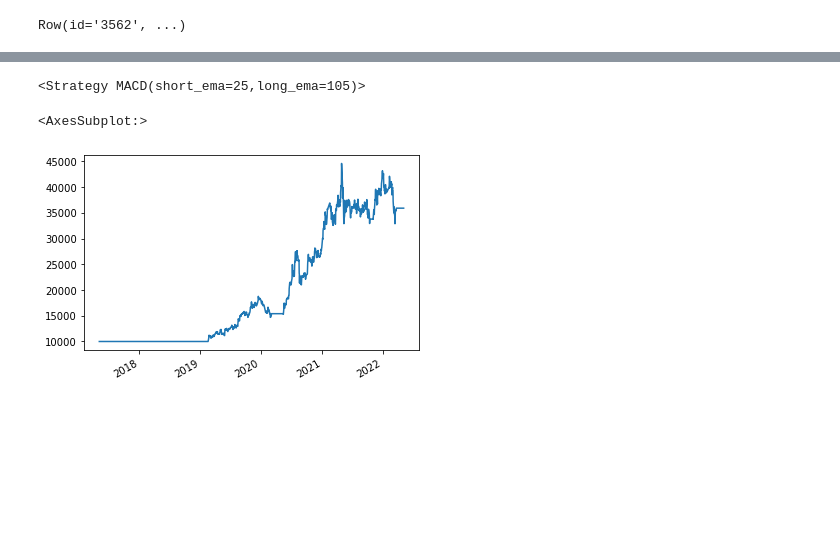
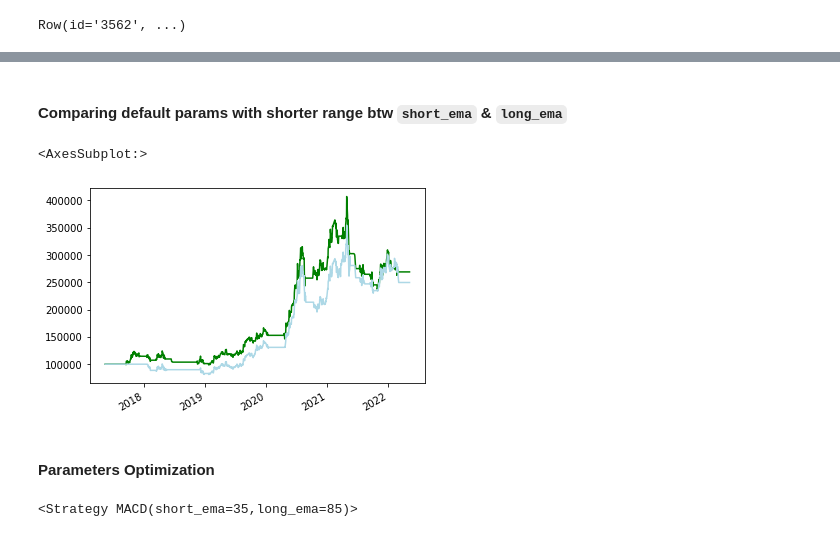
Before and after one commit to dclay0324/Strategy, a Jupyter notebook: strategy.ipynb, the cells around one changed output, grey strips where cells are left out. Drawn from its saved outputs; the diff is of its cells as text; code cells hidden in the pictures; blank space fills up the shorter version.

```diff
--- a/strategy.ipynb
+++ b/strategy.ipynb
@@ -239,11 +239,17 @@ result_macd._equity_curve.Equity.plot()
+# %% [markdown]
+#### Comparing default params with shorter range btw `short_ema` & `long_ema`
 # %%
-result_macd_2 = bt_macd.optimize(short_ema=range(5, 200, 10),
-                                 long_ema=range(5, 200, 10))
-result_macd_2._strategy
+result_macd_1015 = bt_macd.run(short_ema=10, long_ema=15)
+result_macd_1015._equity_curve.Equity.plot(color='green')
+result_macd._equity_curve.Equity.plot(color='lightblue')
 # %% [output]
-<Strategy MACD(short_ema=25,long_ema=105)>
+<AxesSubplot:>
+[figure, added]
+# %% [markdown]
+#### Parameters Optimization
 # %%
-result_macd_2._equity_curve.Equity.plot()
+result_macd_2 = bt_macd.optimize(short_ema=range(5, 200, 10),
+                                 long_ema=range(5, 200, 10))
+result_macd_2._strategy
 # %% [output]
-<AxesSubplot:>
+<Strategy MACD(short_ema=35,long_ema=85)>
-[figure, removed]
```
Also changed, not shown: parts of 12 cells of this notebook.
